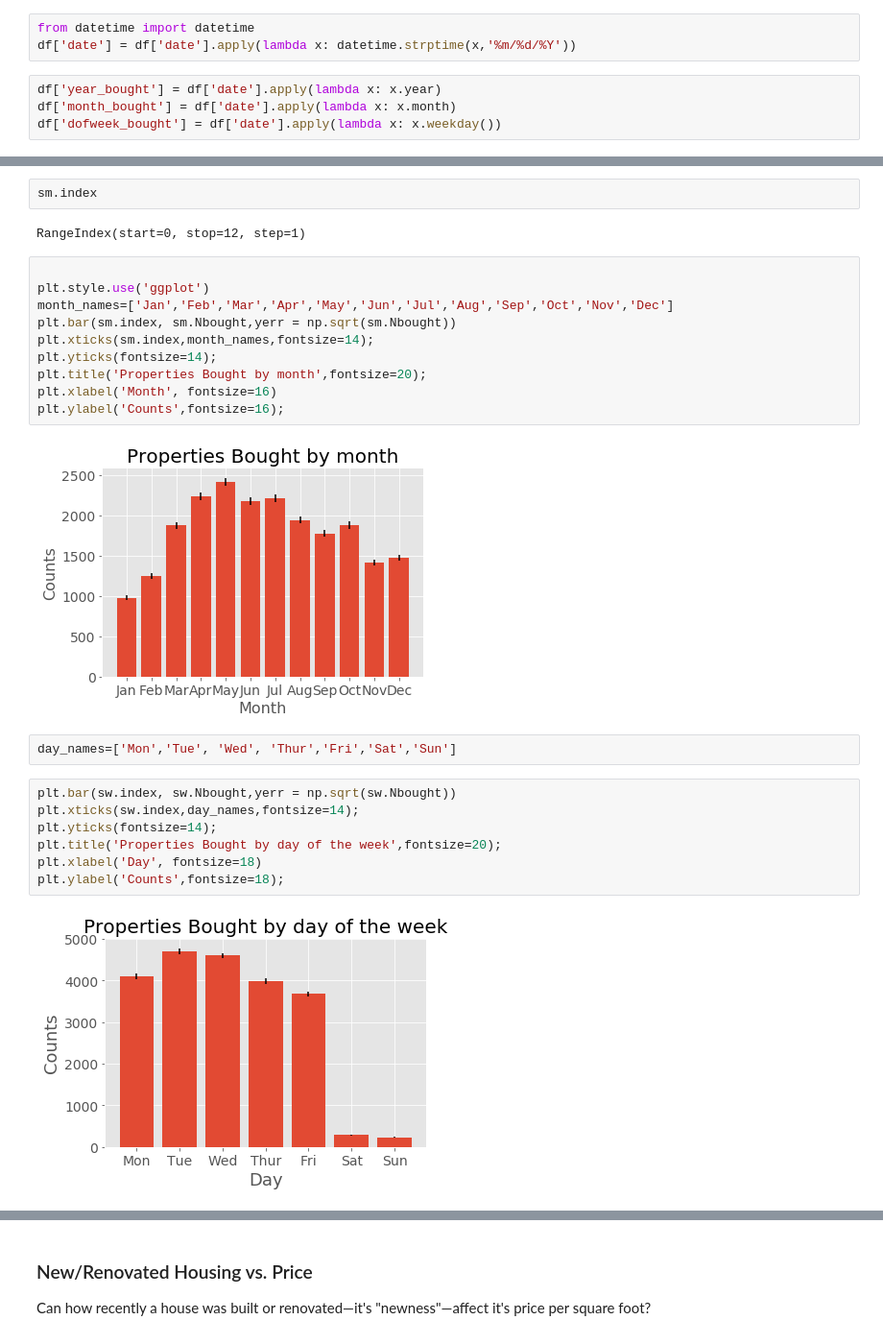
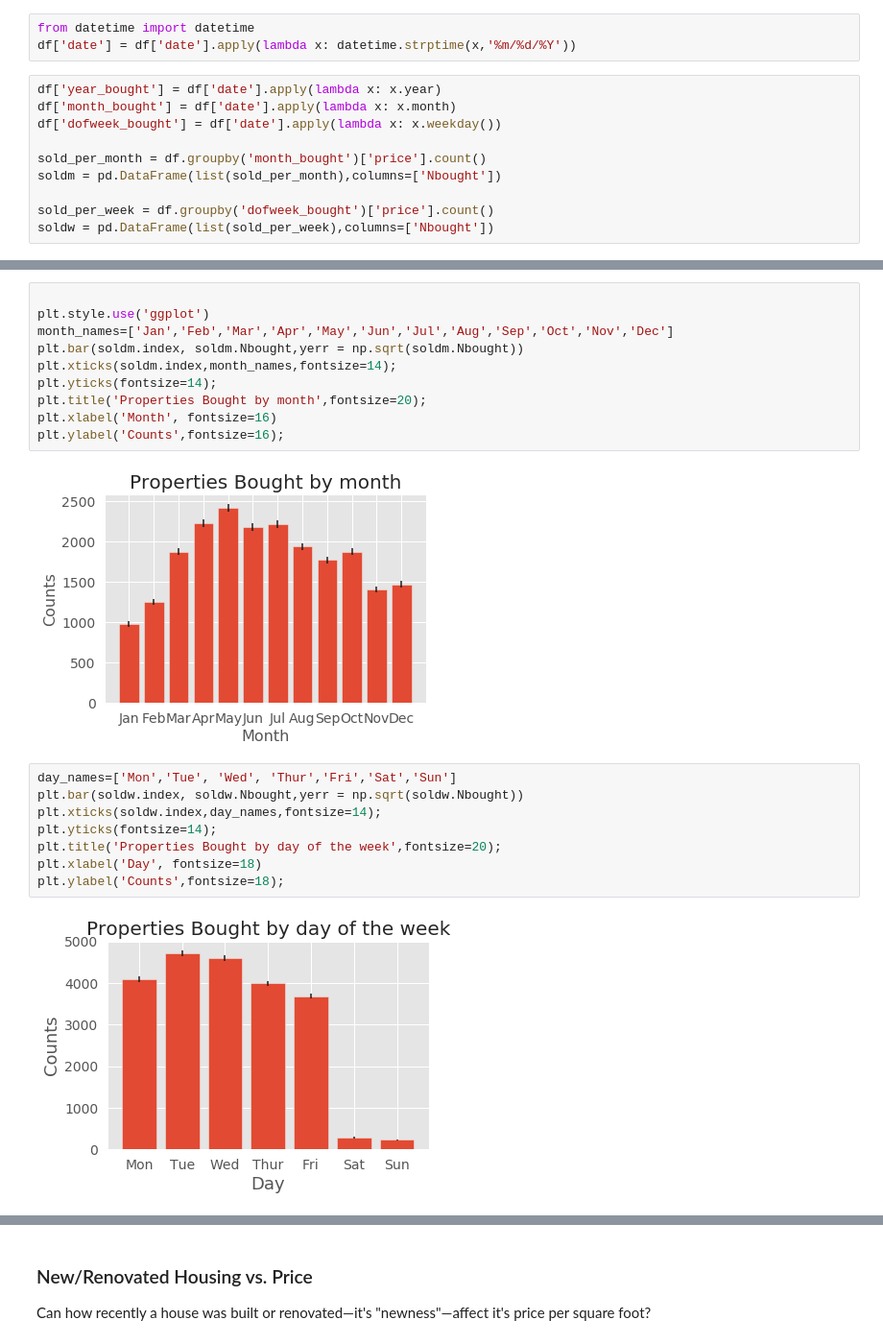
Before and after one commit to angelmanzur/LinearRegression_Proj1, a Jupyter notebook: King Sales - Team Awesome 2.ipynb, the cells around one changed output, grey strips where cells are left out. Shown at 96% size. Cells and saved outputs as stored; diff of their text form.

```diff
--- a/King Sales - Team Awesome 2.ipynb
+++ b/King Sales - Team Awesome 2.ipynb
@@ -124,3 +129,9 @@ df['date'] = df['date'].apply(lambda x: datetime.strptime(x,'%m/%d/%Y'))
 df['year_bought'] = df['date'].apply(lambda x: x.year)
 df['month_bought'] = df['date'].apply(lambda x: x.month)
 df['dofweek_bought'] = df['date'].apply(lambda x: x.weekday())
+
+sold_per_month = df.groupby('month_bought')['price'].count()
+soldm = pd.DataFrame(list(sold_per_month),columns=['Nbought'])
+
+sold_per_week = df.groupby('dofweek_bought')['price'].count()
+soldw = pd.DataFrame(list(sold_per_week),columns=['Nbought'])
@@ -133,28 +138,23 @@ sw = pd.DataFrame(list(sold_per_week),columns=['Nbought'])
-# %%
-sm.index
-# %% [output]
-RangeIndex(start=0, stop=12, step=1)
 # %%
 
 plt.style.use('ggplot')
 month_names=['Jan','Feb','Mar','Apr','May','Jun','Jul','Aug','Sep','Oct','Nov','Dec']
-plt.bar(sm.index, sm.Nbought,yerr = np.sqrt(sm.Nbought))
-plt.xticks(sm.index,month_names,fontsize=14);
+plt.bar(soldm.index, soldm.Nbought,yerr = np.sqrt(soldm.Nbought))
+plt.xticks(soldm.index,month_names,fontsize=14);
 plt.yticks(fontsize=14);
 plt.title('Properties Bought by month',fontsize=20);
 plt.xlabel('Month', fontsize=16)
 plt.ylabel('Counts',fontsize=16);
 # %% [output]
-[figure, old version]
+[figure, new version]
-# %%
-day_names=['Mon','Tue', 'Wed', 'Thur','Fri','Sat','Sun']
 # %%
-plt.bar(sw.index, sw.Nbought,yerr = np.sqrt(sw.Nbought))
-plt.xticks(sw.index,day_names,fontsize=14);
+day_names=['Mon','Tue', 'Wed', 'Thur','Fri','Sat','Sun']
+plt.bar(soldw.index, soldw.Nbought,yerr = np.sqrt(soldw.Nbought))
+plt.xticks(soldw.index,day_names,fontsize=14);
 plt.yticks(fontsize=14);
 plt.title('Properties Bought by day of the week',fontsize=20);
 plt.xlabel('Day', fontsize=18)
 plt.ylabel('Counts',fontsize=18);
 # %% [output]
-[figure, old version]
+[figure, new version]
 # %% [markdown]
```
Also changed, not shown: parts of 48 cells of this notebook.
